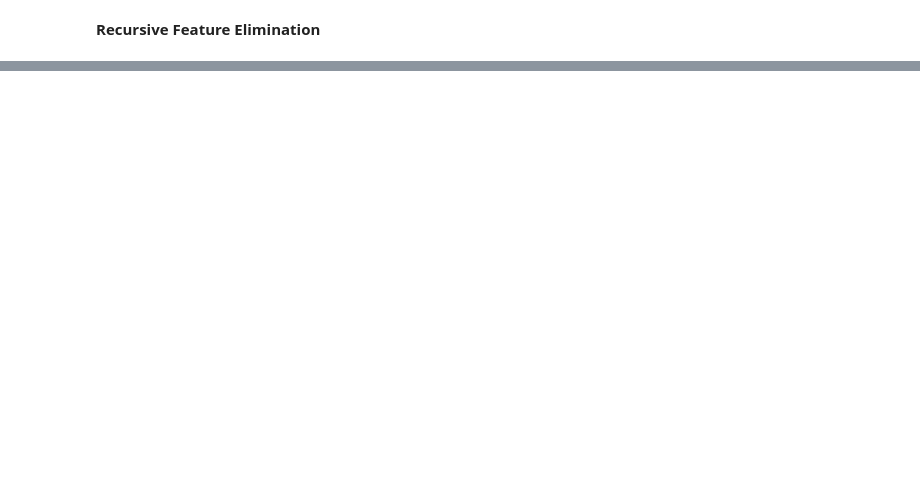
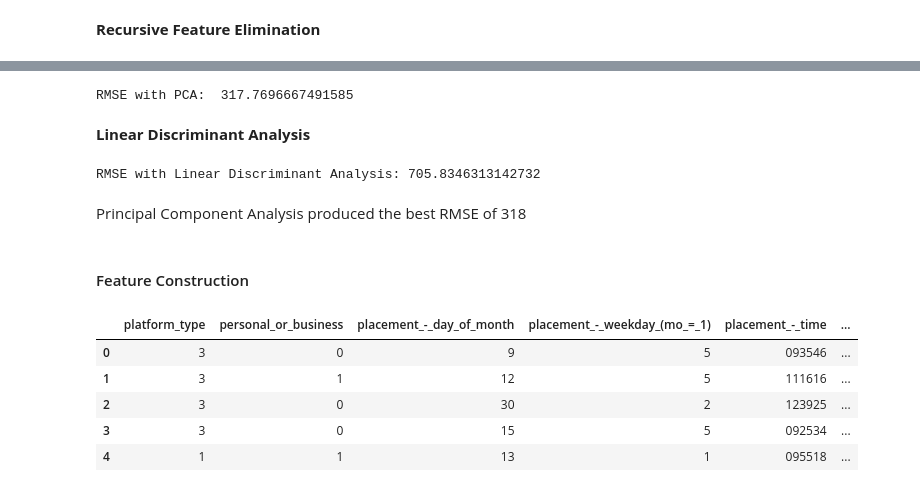
Before and after one commit to wambasisamuel/DE_Week04_Friday, a Jupyter notebook: Sendy_Logistics.ipynb, the cells around one changed output, grey strips where cells are left out. Cells and saved outputs as stored; diff of their text form; code cells hidden in the pictures; blank space fills up the shorter version.

```diff
--- a/Sendy_Logistics.ipynb
+++ b/Sendy_Logistics.ipynb
@@ -737,0 +517,49 @@ Applying the final optimized model on the test dataset, gives an F1 score of 0.6
+# %%
+pca = PCA()
+features_train = pca.fit_transform(features_train_normalized)
+features_test = pca.transform(features_test_normalized)
+
+regressor_pca = RandomForestRegressor(n_estimators = 10, random_state = 12345)
+regressor_pca.fit(features_train, target_train)
+
+#Predictions
+pca_predictions = regressor_pca.predict(features_test)
+
+# RMSE
+rmse = np.sqrt(mean_squared_error(target_test, pca_predictions))
+
+# Evaluate
+print('RMSE with PCA: ', rmse)
+# %% [output]
+RMSE with PCA:  317.7696667491585
+# %% [markdown]
+**Linear Discriminant Analysis**
+# %%
+lda = LinearDiscriminantAnalysis()
+lda.fit(features_train_normalized, target_train)
+
+# Predictions
+lda_predictions = lda.predict(features_test_normalized)
+
+# Evaluation
+rmse = np.sqrt(mean_squared_error(target_test, lda_predictions))
+
+print('RMSE with Linear Discriminant Analysis:', rmse)
+# %% [output]
+RMSE with Linear Discriminant Analysis: 705.8346313142732
+# %% [markdown]
+Principal Component Analysis produced the best RMSE of 318
+# %% [markdown]
+#### Feature Construction
+# %%
+# I will create a new feature:  speed = distance/time
+# convert time to hours so that speed is km/hr
+df['speed'] = df['distance_(km)'] / (df['time_from_pickup_to_arrival'] / 3600)
+df.head()
+# %% [output]
+|  | platform_type | personal_or_business | placement_-_day_of_month | placement_-_weekday_(mo_=_1) | placement_-_time | ... |
+| 0 | 3 | 0 | 9 | 5 | 093546 | ... |
+| 1 | 3 | 1 | 12 | 5 | 111616 | ... |
+| 2 | 3 | 0 | 30 | 2 | 123925 | ... |
+| 3 | 3 | 0 | 15 | 5 | 092534 | ... |
+| 4 | 1 | 1 | 13 | 1 | 095518 | ... |
```
Also changed, not shown: parts of 48 cells of this notebook, 1 other file.
